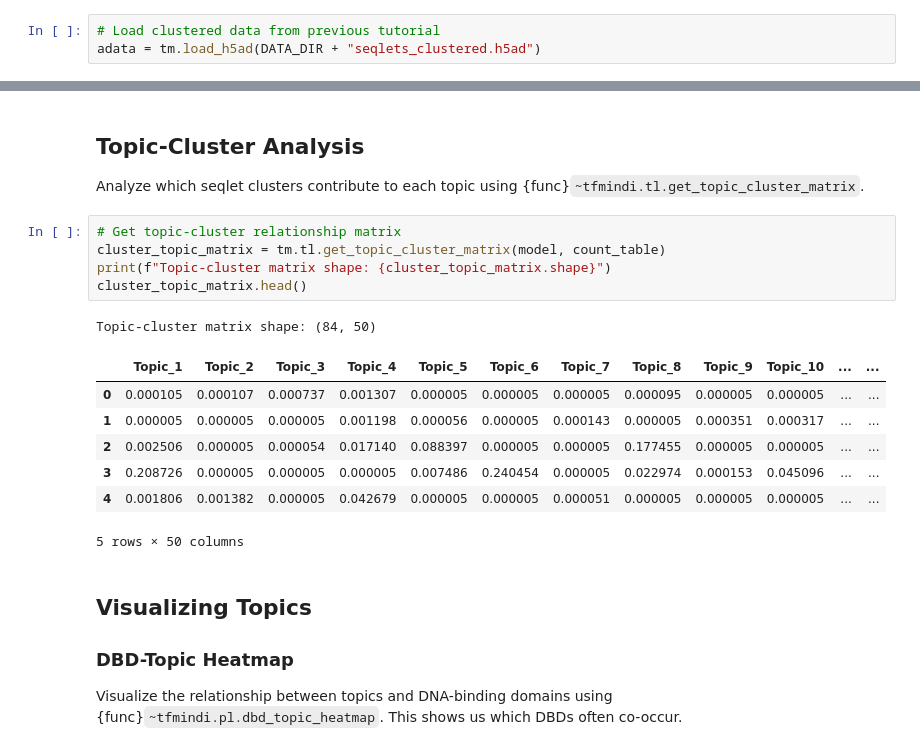
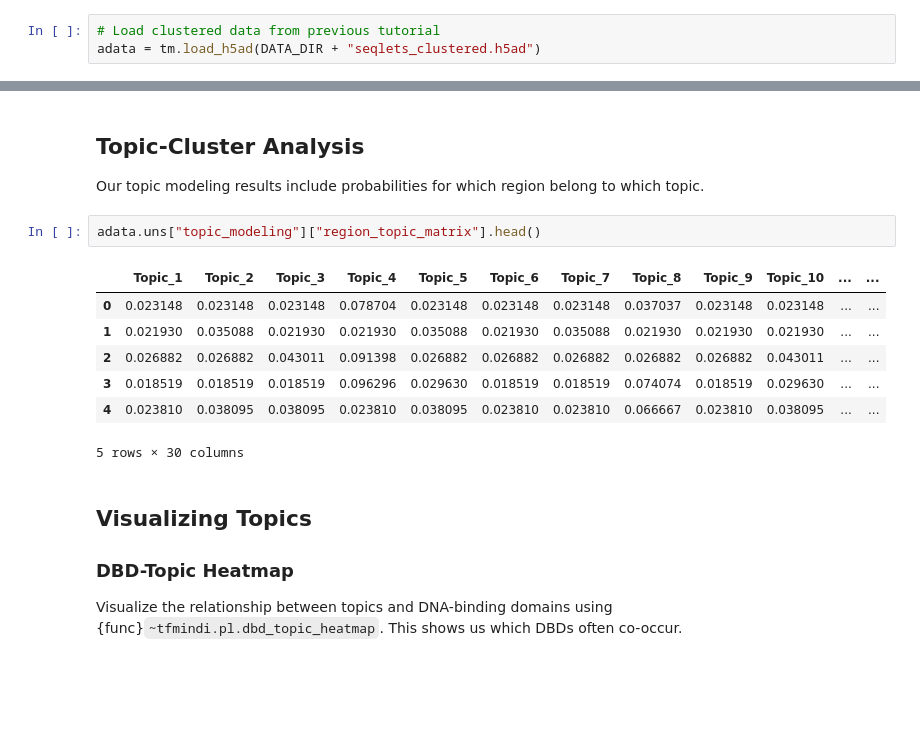
Before and after one commit to aertslab/TF-MInDi, a Jupyter notebook: docs/notebooks/03_region_topic_analysis.ipynb, the cells around one changed output, grey strips where cells are left out. Saved outputs shown, nothing was run; the diff lists cells and outputs as text; blank space fills up the shorter version.

```diff
--- a/docs/notebooks/03_region_topic_analysis.ipynb
+++ b/docs/notebooks/03_region_topic_analysis.ipynb
@@ -177,21 +154,17 @@ Fitting LDA model with 50 topics...
 # %% [markdown]
 ## Topic-Cluster Analysis
 
-Analyze which seqlet clusters contribute to each topic using {func}`~tfmindi.tl.get_topic_cluster_matrix`.
+Our topic modeling results include probabilities for which region belong to which topic.
-# %%
-# Get topic-cluster relationship matrix
-cluster_topic_matrix = tm.tl.get_topic_cluster_matrix(model, count_table)
-print(f"Topic-cluster matrix shape: {cluster_topic_matrix.shape}")
-cluster_topic_matrix.head()
-# %% [output]
-Topic-cluster matrix shape: (84, 50)
-|  | Topic_1 | Topic_2 | Topic_3 | Topic_4 | Topic_5 | Topic_6 | Topic_7 | Topic_8 | Topic_9 | Topic_10 | ... | ... |
-| 0 | 0.000105 | 0.000107 | 0.000737 | 0.001307 | 0.000005 | 0.000005 | 0.000005 | 0.000095 | 0.000005 | 0.000005 | ... | ... |
-| 1 | 0.000005 | 0.000005 | 0.000005 | 0.001198 | 0.000056 | 0.000005 | 0.000143 | 0.000005 | 0.000351 | 0.000317 | ... | ... |
-| 2 | 0.002506 | 0.000005 | 0.000054 | 0.017140 | 0.088397 | 0.000005 | 0.000005 | 0.177455 | 0.000005 | 0.000005 | ... | ... |
-| 3 | 0.208726 | 0.000005 | 0.000005 | 0.000005 | 0.007486 | 0.240454 | 0.000005 | 0.022974 | 0.000153 | 0.045096 | ... | ... |
-| 4 | 0.001806 | 0.001382 | 0.000005 | 0.042679 | 0.000005 | 0.000005 | 0.000051 | 0.000005 | 0.000005 | 0.000005 | ... | ... |
-5 rows × 50 columns
+# %%
+adata.uns["topic_modeling"]["region_topic_matrix"].head()
+# %% [output]
+|  | Topic_1 | Topic_2 | Topic_3 | Topic_4 | Topic_5 | Topic_6 | Topic_7 | Topic_8 | Topic_9 | Topic_10 | ... | ... |
+| 0 | 0.023148 | 0.023148 | 0.023148 | 0.078704 | 0.023148 | 0.023148 | 0.023148 | 0.037037 | 0.023148 | 0.023148 | ... | ... |
+| 1 | 0.021930 | 0.035088 | 0.021930 | 0.021930 | 0.035088 | 0.021930 | 0.035088 | 0.021930 | 0.021930 | 0.021930 | ... | ... |
+| 2 | 0.026882 | 0.026882 | 0.043011 | 0.091398 | 0.026882 | 0.026882 | 0.026882 | 0.026882 | 0.026882 | 0.043011 | ... | ... |
+| 3 | 0.018519 | 0.018519 | 0.018519 | 0.096296 | 0.029630 | 0.018519 | 0.018519 | 0.074074 | 0.018519 | 0.029630 | ... | ... |
+| 4 | 0.023810 | 0.038095 | 0.038095 | 0.023810 | 0.038095 | 0.023810 | 0.023810 | 0.066667 | 0.023810 | 0.038095 | ... | ... |
+5 rows × 30 columns
 # %% [markdown]
 ## Visualizing Topics
 
```
Also changed, not shown: parts of 9 cells of this notebook, 6 other files.
